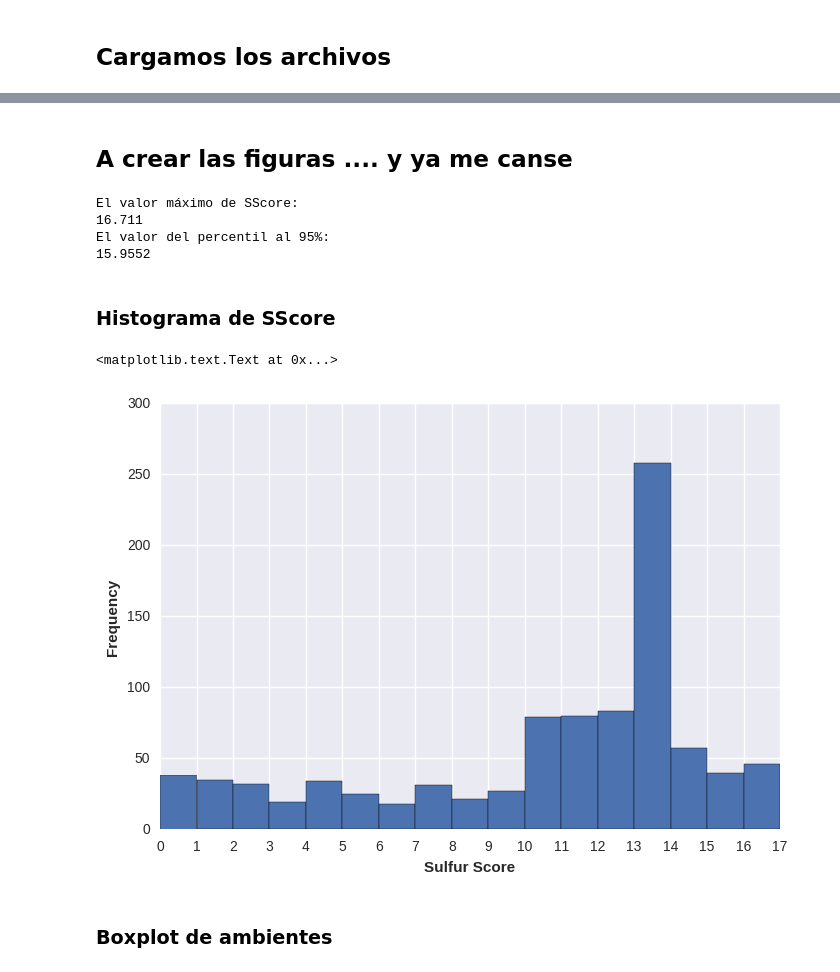
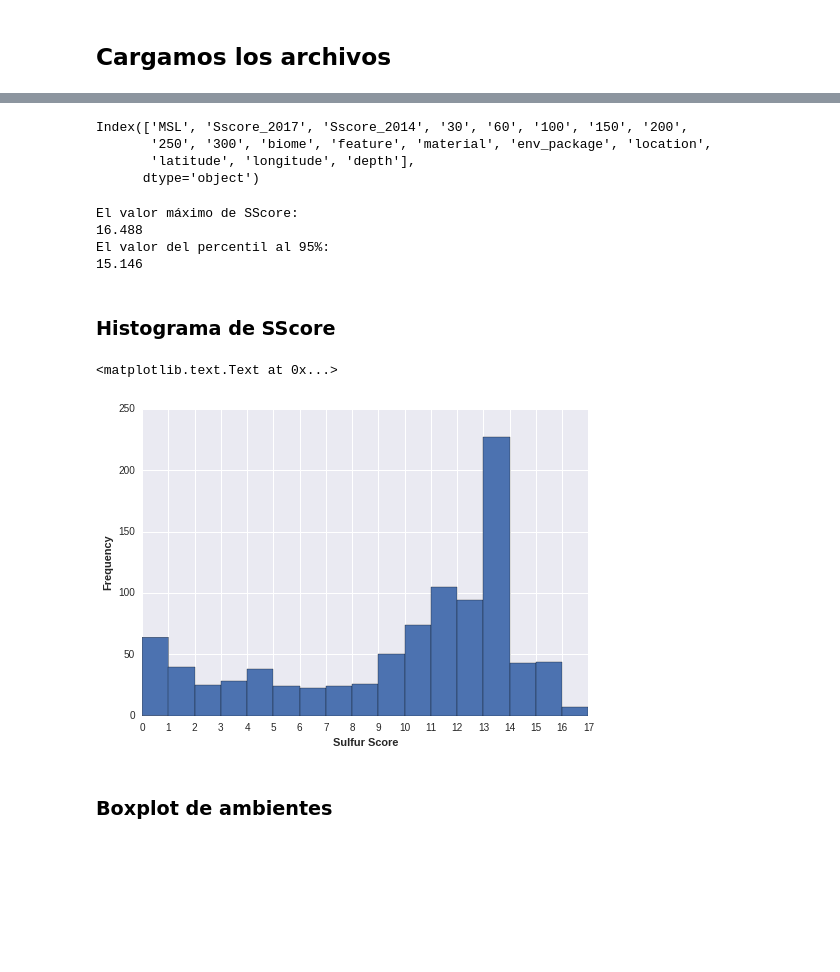
Before and after one commit to eead-csic-compbio/metagenome_Pfam_score, a Jupyter notebook: data/metagenomic_dataset/plot_scores_world.ipynb, the cells around one changed output, grey strips where cells are left out. Saved outputs shown, nothing was run; the diff lists cells and outputs as text; code cells hidden in the pictures; blank space fills up the shorter version.

Commit message:
Figure of SS distribution

```diff
--- a/data/metagenomic_dataset/plot_scores_world.ipynb
+++ b/data/metagenomic_dataset/plot_scores_world.ipynb
@@ -69 +53,10 @@ Eliminamos los asociados a humano
+# %%
+meta = pd.read_table('metadata_scores.csv', index_col=0)
+del meta['Private']
+meta.columns
+# %% [output]
+Index(['MSL', 'Sscore_2017', 'Sscore_2014', '30', '60', '100', '150', '200',
+       '250', '300', 'biome', 'feature', 'material', 'env_package', 'location',
+       'latitude', 'longitude', 'depth'],
+      dtype='object')
 # %%
@@ -81,31 +68,27 @@ mask = ~mask
 meta = meta[mask]
-# %% [markdown]
-## A crear las figuras .... y ya me canse
 # %%
 print("El valor máximo de SScore:")
-print(meta.Sscore.max())
+print(meta.Sscore_2017.max())
 
 print("El valor del percentil al 95%:")
-percen95 = np.percentile(meta.Sscore, 95)
+percen95 = np.percentile(meta.Sscore_2017, 95)
 print(percen95)
 # %% [output]
 El valor máximo de SScore:
-16.711
+16.488
 El valor del percentil al 95%:
-15.9552
+15.146
 # %% [markdown]
 ### Histograma de SScore
 # %%
-#crea un espacio lineal, limites del histograma
 bins = np.linspace(0,17, 18)
-
-meta.Sscore.hist(bins=bins)
+meta.Sscore_2017.hist(bins=bins)
 plt.xlim((0, 17))
 xt = plt.xticks(bins)
 plt.xlabel('Sulfur Score', weight='bold')
 plt.ylabel('Frequency', weight='bold')
 # %% [output]
 <matplotlib.text.Text at 0x...>
-[figure, old version]
+[figure, new version]
 # %% [markdown]
 ### Boxplot de ambientes
```
Also changed, not shown: parts of 16 cells of this notebook.
